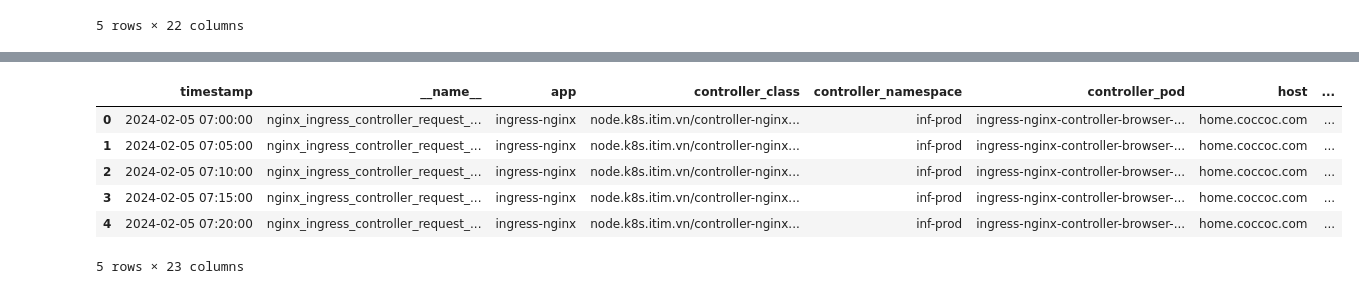
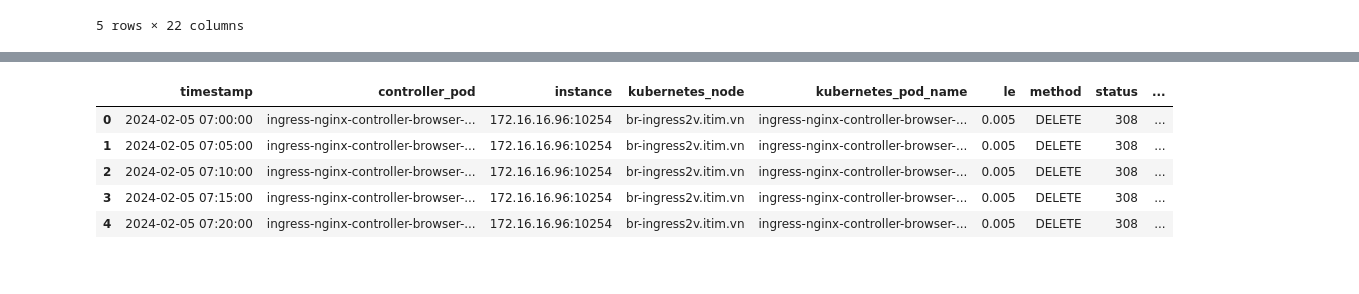
Before and after one commit to vuvietnguyenit/data_analystic, a Jupyter notebook: notebooks/process_prom_format.ipynb, the cells around one changed output, grey strips where cells are left out. Cells and saved outputs as stored; diff of their text form; code cells hidden in the pictures.

```diff
--- a/notebooks/process_prom_format.ipynb
+++ b/notebooks/process_prom_format.ipynb
@@ -21,7 +61,8 @@ df.head()
+# %%
+sample_props = ["controller_pod", "instance", "kubernetes_node", "kubernetes_pod_name", "le", "method", "status"]
 # %%
 # Exact columns
-samples = df.columns.to_list()[1:-1]
-print("Columns sample: ", samples)
-sample_group = df.groupby(samples)[samples].agg(['unique']).reset_index().droplevel(1, axis=1)
+sample_group = df.groupby(sample_props).last().reset_index()
 print(f"Have {len(sample_group)} samples")
+sample_group.head()
 # %% [output]
@@ -30,6 +75,0 @@ Have 1548 samples
-# %%
-df['Time'] = pd.to_datetime(df["Time"], unit="ms")
-df.head()
-buckets = df.drop_duplicates(subset="le")['le'].to_list()
-instances = df.groupby(samples).last().reset_index()
-print("List bucket for bins: ", buckets)
@@ -54,6 +76,6 @@ df.head()
 # %%
-df_grouped = df.groupby([pd.Grouper(freq="5min", key="timestamp")] + samples).first().reset_index()
-df_grouped.head()
+# Create df group data in 5 min
+df_grouped = df.groupby([pd.Grouper(freq="5min", key="timestamp")] + sample_props).first().reset_index()
 print("Total row: ", len(df_grouped))
 df_grouped.head()
 # %% [output]
@@ -91,47 +89,33 @@ samples
 # %%
 # Implement rate calculation for each group
 list_df_rated = []
 
 
 def rate(group: pd.Series):
-    sample = df_grouped[(df_grouped["__name__"] == group['__name__'])
-                        & (df_grouped["app"] == group['app'])
-                        & (df_grouped["controller_class"] == group['controller_class'])
-                        & (df_grouped["controller_namespace"] == group['controller_namespace'])
-                        & (df_grouped["controller_pod"] == group['controller_pod'])
-                        & (df_grouped["host"] == group['host'])
-                        & (df_grouped["ingress"] == group['ingress'])
+    sample = df_grouped[(df_grouped["controller_pod"] == group['controller_pod'])
                         & (df_grouped["instance"] == group['instance'])
-                        & (df_grouped["job"] == group['job'])
-                        & (df_grouped["kubernetes_namespace"] == group['kubernetes_namespace'])
                         & (df_grouped["kubernetes_node"] == group['kubernetes_node'])
                         & (df_grouped["kubernetes_pod_name"] == group['kubernetes_pod_name'])
                         & (df_grouped["le"] == group['le'])
                         & (df_grouped["method"] == group['method'])
-                        & (df_grouped["namespace"] == group['namespace'])
-                        & (df_grouped["ns"] == group['ns'])
-                        & (df_grouped["path"] == group['path'])
-                        & (df_grouped["pod_template_hash"] == group['pod_template_hash'])
-                        & (df_grouped["service"] == group['service'])
                         & (df_grouped["status"] == group['status'])].reset_index(drop=True)
     sample['rate'] = sample['value'].diff(
     ) / sample['timestamp'].diff().dt.total_seconds()
     rate_index_2 = sample['rate'][sample.index == 1]
     sample.at[0, 'rate'] = rate_index_2
     sample.fillna(0, inplace=True)
     list_df_rated.append(sample)
 
 
-for idx, group in instances.iterrows():
+for idx, group in sample_group.iterrows():
     rate(group)
 
 df_result = pd.concat(list_df_rated)
 df_result.head(5)
 # %% [output]
-|  | timestamp | __name__ | app | controller_class | controller_namespace | controller_pod | host | ... |
-| 0 | 2024-02-05 07:00:00 | nginx_ingress_controller_request_... | ingress-nginx | node.k8s.itim.vn/controller-nginx... | inf-prod | ingress-nginx-controller-browser-... | home.coccoc.com | ... |
-| 1 | 2024-02-05 07:05:00 | nginx_ingress_controller_request_... | ingress-nginx | node.k8s.itim.vn/controller-nginx... | inf-prod | ingress-nginx-controller-browser-... | home.coccoc.com | ... |
-| 2 | 2024-02-05 07:10:00 | nginx_ingress_controller_request_... | ingress-nginx | node.k8s.itim.vn/controller-nginx... | inf-prod | ingress-nginx-controller-browser-... | home.coccoc.com | ... |
-| 3 | 2024-02-05 07:15:00 | nginx_ingress_controller_request_... | ingress-nginx | node.k8s.itim.vn/controller-nginx... | inf-prod | ingress-nginx-controller-browser-... | home.coccoc.com | ... |
-| 4 | 2024-02-05 07:20:00 | nginx_ingress_controller_request_... | ingress-nginx | node.k8s.itim.vn/controller-nginx... | inf-prod | ingress-nginx-controller-browser-... | home.coccoc.com | ... |
+|  | timestamp | controller_pod | instance | kubernetes_node | kubernetes_pod_name | le | method | status | ... |
+| 0 | 2024-02-05 07:00:00 | ingress-nginx-controller-browser-... | 172.16.16.96:10254 | br-ingress2v.itim.vn | ingress-nginx-controller-browser-... | 0.005 | DELETE | 308 | ... |
+| 1 | 2024-02-05 07:05:00 | ingress-nginx-controller-browser-... | 172.16.16.96:10254 | br-ingress2v.itim.vn | ingress-nginx-controller-browser-... | 0.005 | DELETE | 308 | ... |
+| 2 | 2024-02-05 07:10:00 | ingress-nginx-controller-browser-... | 172.16.16.96:10254 | br-ingress2v.itim.vn | ingress-nginx-controller-browser-... | 0.005 | DELETE | 308 | ... |
+| 3 | 2024-02-05 07:15:00 | ingress-nginx-controller-browser-... | 172.16.16.96:10254 | br-ingress2v.itim.vn | ingress-nginx-controller-browser-... | 0.005 | DELETE | 308 | ... |
+| 4 | 2024-02-05 07:20:00 | ingress-nginx-controller-browser-... | 172.16.16.96:10254 | br-ingress2v.itim.vn | ingress-nginx-controller-browser-... | 0.005 | DELETE | 308 | ... |
-5 rows × 23 columns
```
Also changed, not shown: parts of 13 cells of this notebook.
